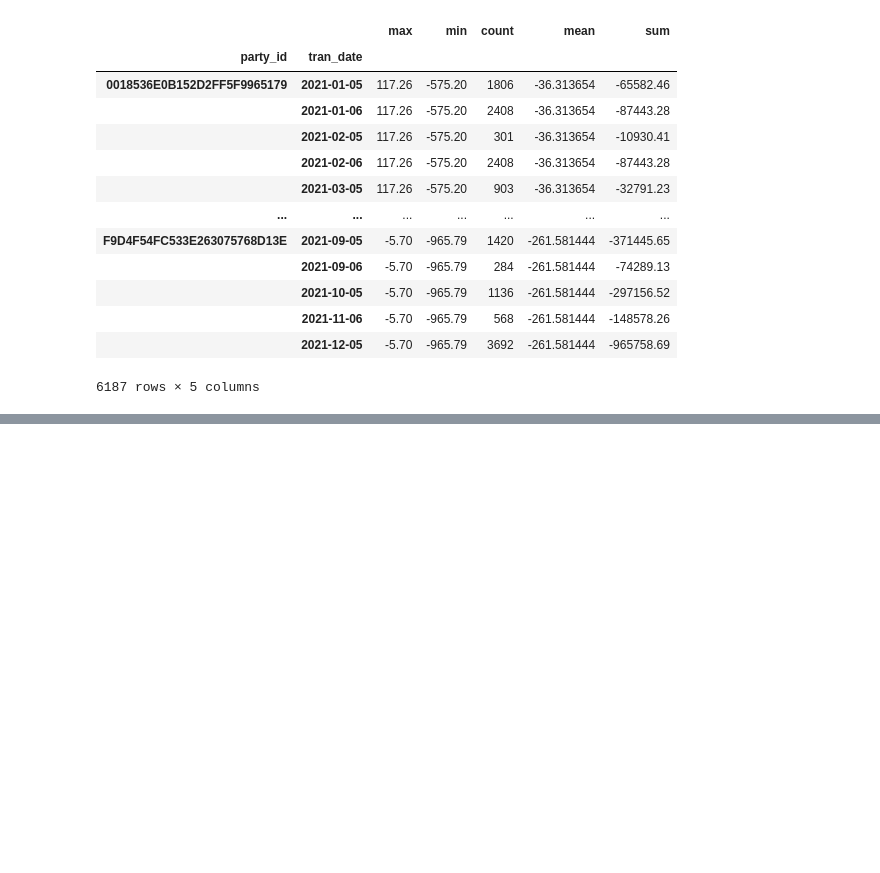
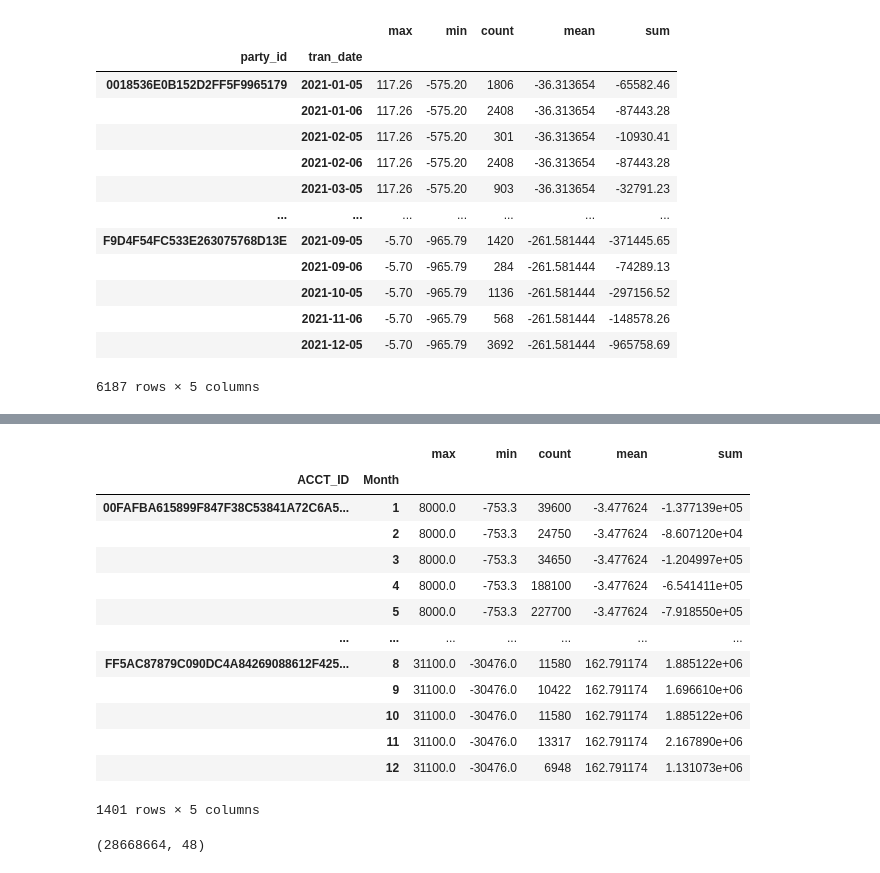
Before and after one commit to klnsuman/H2H, a Jupyter notebook: 01.Model_Cust_Segmentation.ipynb, the cells around one changed output, grey strips where cells are left out. Saved outputs shown, nothing was run; the diff lists cells and outputs as text; code cells hidden in the pictures; blank space fills up the shorter version.

```diff
--- a/01.Model_Cust_Segmentation.ipynb
+++ b/01.Model_Cust_Segmentation.ipynb
@@ -1264,3 +1266,5 @@ df_c1.groupby(['party_id','tran_date'])['tran_val'].agg(['max','min','count','me
 |  | 2021-11-06 | -5.70 | -965.79 | 568 | -261.581444 | -148578.26 |
 |  | 2021-12-05 | -5.70 | -965.79 | 3692 | -261.581444 | -965758.69 |
 6187 rows × 5 columns
+# %%
+df_c1['Month'] = pd.DatetimeIndex(df_c1['tran_date']).month
@@ -1266,0 +1295,21 @@ df_c1.groupby(['party_id','tran_date'])['tran_val'].agg(['max','min','count','me
+# %%
+df_c1.groupby(['ACCT_ID','Month'])['tran_val'].agg(['max','min','count','mean','sum'])
+# %% [output]
+|  |  | max | min | count | mean | sum |
+| ACCT_ID | Month |  |  |  |  |  |
+| 00FAFBA615899F847F38C53841A72C6A5... | 1 | 8000.0 | -753.3 | 39600 | -3.477624 | -1.377139e+05 |
+|  | 2 | 8000.0 | -753.3 | 24750 | -3.477624 | -8.607120e+04 |
+|  | 3 | 8000.0 | -753.3 | 34650 | -3.477624 | -1.204997e+05 |
+|  | 4 | 8000.0 | -753.3 | 188100 | -3.477624 | -6.541411e+05 |
+|  | 5 | 8000.0 | -753.3 | 227700 | -3.477624 | -7.918550e+05 |
+| ... | ... | ... | ... | ... | ... | ... |
+| FF5AC87879C090DC4A84269088612F425... | 8 | 31100.0 | -30476.0 | 11580 | 162.791174 | 1.885122e+06 |
+|  | 9 | 31100.0 | -30476.0 | 10422 | 162.791174 | 1.696610e+06 |
+|  | 10 | 31100.0 | -30476.0 | 11580 | 162.791174 | 1.885122e+06 |
+|  | 11 | 31100.0 | -30476.0 | 13317 | 162.791174 | 2.167890e+06 |
+|  | 12 | 31100.0 | -30476.0 | 6948 | 162.791174 | 1.131073e+06 |
+1401 rows × 5 columns
+# %%
+df_c1.shape
+# %% [output]
+(28668664, 48)
```
Also changed, not shown: parts of 10 cells of this notebook.
